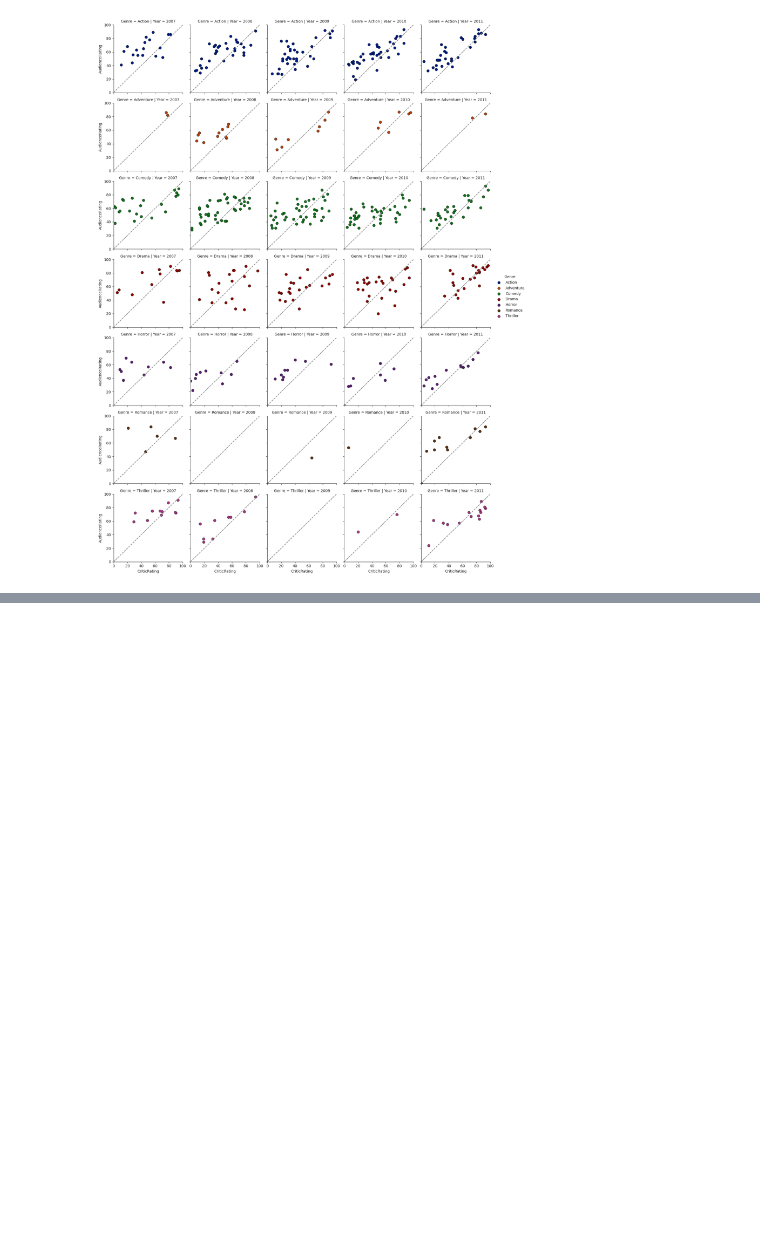
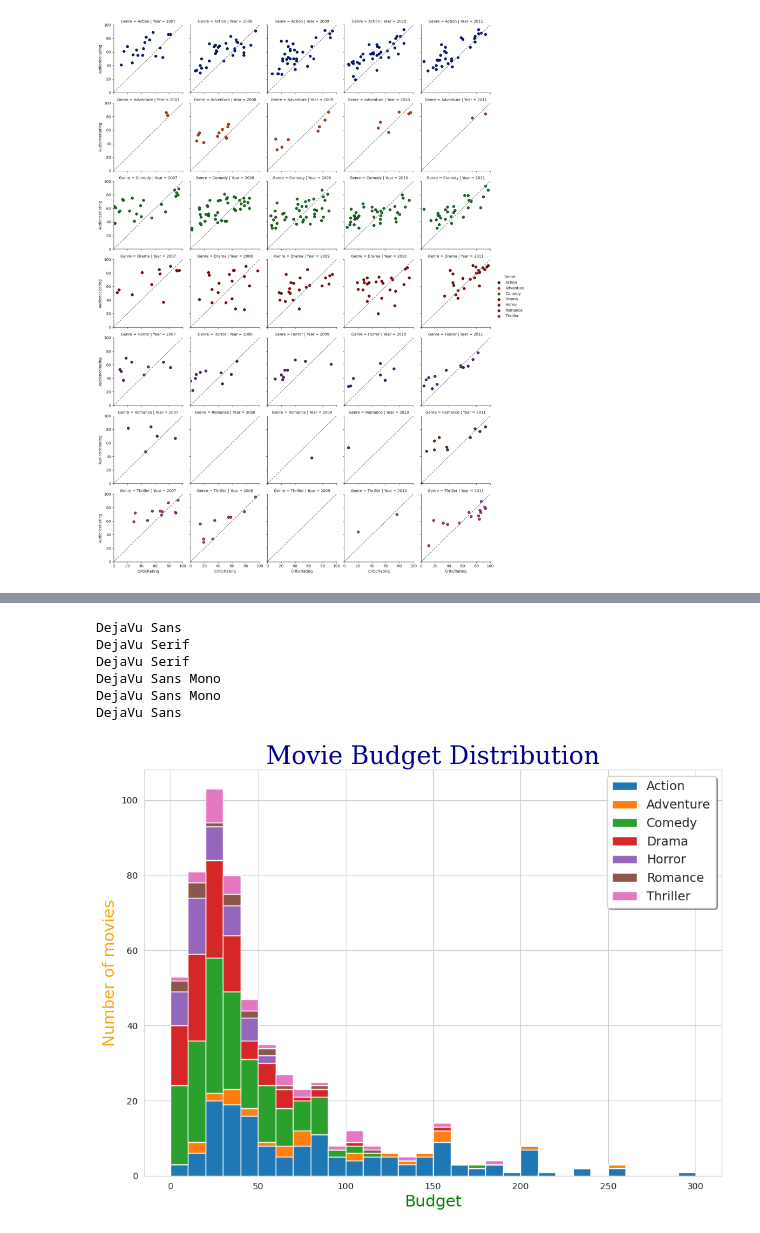
Before and after one commit to charlessyncvsc/pythonaz, a Jupyter notebook: Chap6.ipynb, the cells around one changed output, grey strips where cells are left out. Saved outputs shown, nothing was run; the diff lists cells and outputs as text; code cells hidden in the pictures; blank space fills up the shorter version.

```diff
--- a/Chap6.ipynb
+++ b/Chap6.ipynb
@@ -169,0 +195,34 @@ g.add_legend()
+# %%
+import matplotlib.font_manager
+fpaths = matplotlib.font_manager.findSystemFonts()
+
+for i in fpaths:
+    f = matplotlib.font_manager.get_font(i)
+    print(f.family_name)
+# %% [output]
+DejaVu Sans
+DejaVu Serif
+DejaVu Serif
+DejaVu Sans Mono
+DejaVu Sans Mono
+DejaVu Sans
+# %%
+sns.set_style('whitegrid')
+allGenreBudget=[]
+myLabels = []
+for i in movies.Genre.cat.categories:
+    allGenreBudget.append(movies[movies.Genre==i].BudgetMillions)
+    myLabels.append(i)
+fig,ax = plt.subplots()
+fig.set_size_inches(11.7, 8.27)
+xlim = (0,330)
+plt.hist(allGenreBudget, bins = 30, stacked = True, label=movies.Genre.cat.categories, rwidth=1)
+plt.title("Movie Budget Distribution", fontsize=28, color="DarkBlue", fontname="DejaVu Serif")
+plt.ylabel("Number of movies", fontsize=18, color="Orange")
+plt.xlabel("Budget", fontsize=18, color="Green")
+plt.yticks(fontsize=18,minor=True)
+plt.xticks(fontsize=18, minor = True)
+plt.legend(prop = {'size':14}, fancybox=True,shadow=True, frameon=True)
+plt.show()
+# %% [output]
+[figure, added]
```
Also changed, not shown: parts of 3 cells of this notebook, 2 other files.
